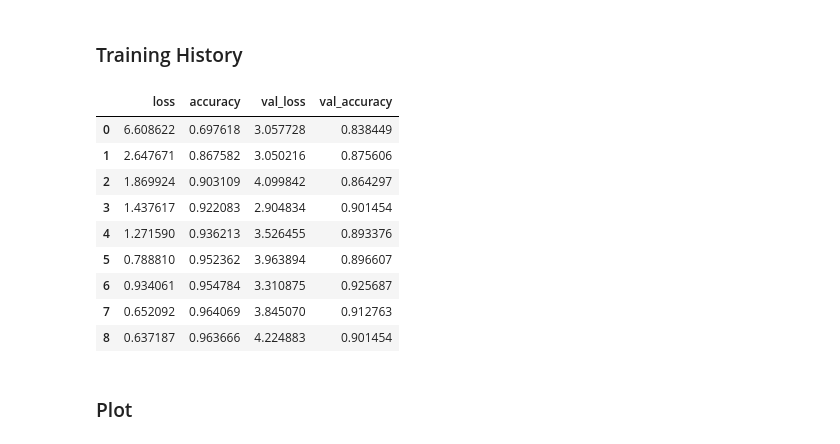
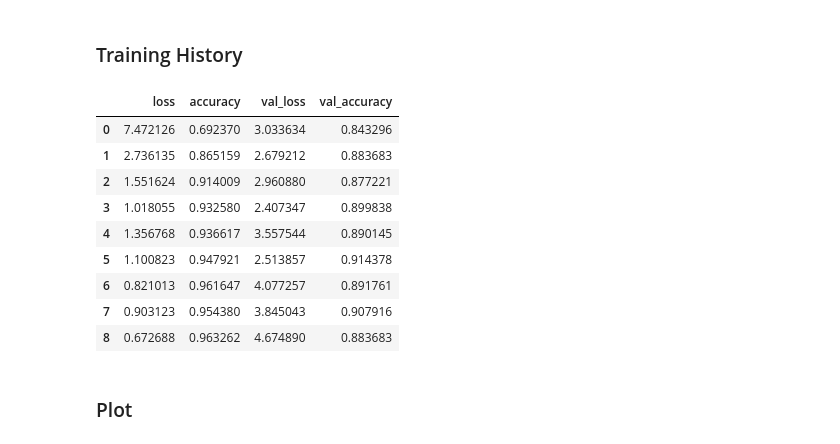
Before and after one commit to chuongtran01/brain-tumors-classification, a Jupyter notebook: cnn.ipynb, the cells around one changed output. Saved outputs shown, nothing was run; the diff lists cells and outputs as text; code cells hidden in the pictures.

```diff
--- a/cnn.ipynb
+++ b/cnn.ipynb
@@ -58,27 +63,3 @@ Found 3096 files belonging to 4 classes.
 Using 2477 files for training.
 Found 3096 files belonging to 4 classes.
 Using 619 files for validation.
-# %%
-batch_size = 32
-image_size = (256, 256)
-validation_split = 0.2
-
-# Create a training set
-train = tf.keras.utils.image_dataset_from_directory(
-    data_directory,
-    validation_split=validation_split,
-    subset="training",
-    seed=123,
-    image_size=image_size,
-    batch_size=batch_size,
-)
-
-# Create a validation and test set
-validation = tf.keras.utils.image_dataset_from_directory(
-    data_directory,
-    validation_split=0.2,
-    subset="validation",
-    seed=123,
-    image_size=image_size,
-    batch_size=batch_size,
-)
@@ -111,7 +87,11 @@ for images, labels in train.take(1): # iterate over the 1st batch in train set
 # %% [markdown]
 ### Early Stopping
 # %%
-checkpoint_cb =ModelCheckpoint("my_keras_model.h5", save_best_only=True)
+def checkpoint_cb(model_name):
+    filename = model_name + ".h5"
+    cp = ModelCheckpoint(filename, save_best_only=True)
+    return cp
+
 early_stopping_cb =EarlyStopping(patience=5, restore_best_weights=True)
 # %% [markdown]
 ## Building Model From Scratch
@@ -193,3 +166,0 @@ cnn.compile(
-# %%
-# train is a Tensorflow dataset that contains both the input data and labels, so there's no need to split it into x and y separately
-cnn.fit(train, validation_data = validation, epochs = 50, callbacks=[checkpoint_cb,early_stopping_cb])
@@ -251,6 +206,6 @@ You must install pydot (`pip install pydot`) and install graphviz (see instructi
 # %%
 vgg16_model.compile(optimizer ='adam',loss='sparse_categorical_crossentropy', metrics=['accuracy'])
 
-hist=vgg16_model.fit_generator(vgg16_train,epochs=20,validation_data=vgg16_validation,callbacks=[checkpoint_cb,early_stopping_cb])
+vgg16_hist=vgg16_model.fit(train,epochs=20,validation_data=validation,callbacks=[checkpoint_cb("vgg16"),early_stopping_cb])
 # %% [output]
 Epoch 1/20
@@ -375,19 +498,19 @@ Test Accuracy = 0.901453971862793
 # %% [markdown]
 ### Training History
 # %%
-hist_=pd.DataFrame(hist.history)
-hist_
+vgg16_hist_=pd.DataFrame(vgg16_hist.history)
+vgg16_hist_
 # %% [output]
 |  | loss | accuracy | val_loss | val_accuracy |
-| 0 | 6.608622 | 0.697618 | 3.057728 | 0.838449 |
-| 1 | 2.647671 | 0.867582 | 3.050216 | 0.875606 |
-| 2 | 1.869924 | 0.903109 | 4.099842 | 0.864297 |
-| 3 | 1.437617 | 0.922083 | 2.904834 | 0.901454 |
-| 4 | 1.271590 | 0.936213 | 3.526455 | 0.893376 |
-| 5 | 0.788810 | 0.952362 | 3.963894 | 0.896607 |
-| 6 | 0.934061 | 0.954784 | 3.310875 | 0.925687 |
-| 7 | 0.652092 | 0.964069 | 3.845070 | 0.912763 |
-| 8 | 0.637187 | 0.963666 | 4.224883 | 0.901454 |
+| 0 | 7.472126 | 0.692370 | 3.033634 | 0.843296 |
+| 1 | 2.736135 | 0.865159 | 2.679212 | 0.883683 |
+| 2 | 1.551624 | 0.914009 | 2.960880 | 0.877221 |
+| 3 | 1.018055 | 0.932580 | 2.407347 | 0.899838 |
+| 4 | 1.356768 | 0.936617 | 3.557544 | 0.890145 |
+| 5 | 1.100823 | 0.947921 | 2.513857 | 0.914378 |
+| 6 | 0.821013 | 0.961647 | 4.077257 | 0.891761 |
+| 7 | 0.903123 | 0.954380 | 3.845043 | 0.907916 |
+| 8 | 0.672688 | 0.963262 | 4.674890 | 0.883683 |
 # %% [markdown]
 ### Plot
 # %%
```
Also changed, not shown: parts of 94 cells of this notebook.
